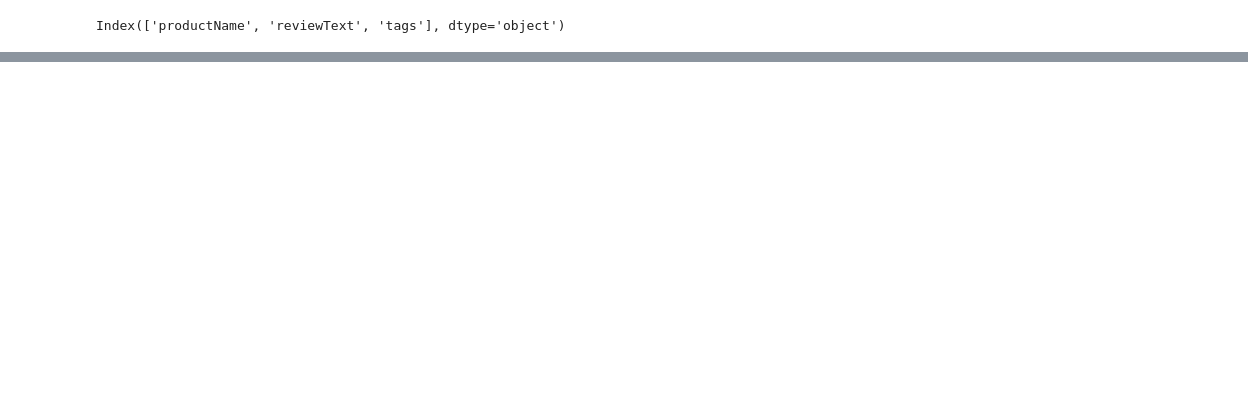
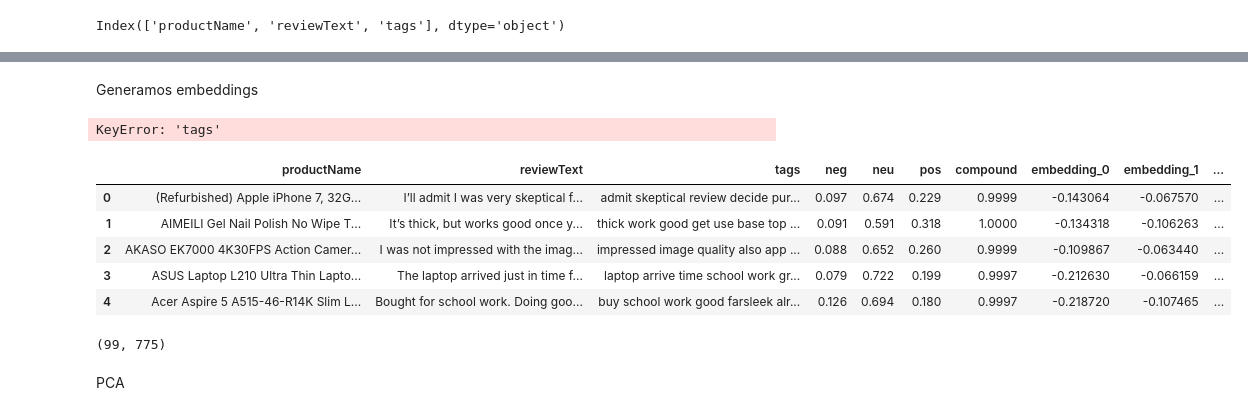
Before and after one commit to fdzvictor/lab2semana11, a Jupyter notebook: modulo09-leccion06-nlp-LAB.ipynb, the cells around one changed output, grey strips where cells are left out. Drawn from its saved outputs; the diff is of its cells as text; code cells hidden in the pictures; blank space fills up the shorter version.

```diff
--- a/modulo09-leccion06-nlp-LAB.ipynb
+++ b/modulo09-leccion06-nlp-LAB.ipynb
@@ -354,0 +392,38 @@ Passing `palette` without assigning `hue` is deprecated and will be removed in v
+# %% [markdown]
+Generamos embeddings
+# %%
+df2 = df_final.copy()
+# %%
+from transformers import AutoTokenizer, AutoModel
+tokenizer = AutoTokenizer.from_pretrained("bert-base-uncased")
+embedding_model = AutoModel.from_pretrained("bert-base-uncased")
+
+embeddings = []
+
+for text in df2["tags"]:
+    inputs = tokenizer(text,return_tensors = "pt", truncation = True, padding = True, max_length = 512)
+
+    with torch.no_grad():
+        outputs = embedding_model(**inputs)
+
+    embeddings.append(outputs.last_hidden_state.mean(dim = 1).squeeze().numpy())
+
+embeddings_df = pd.DataFrame(embeddings, columns=[f"embedding_{i}" for i in range (embeddings[0].shape[0])])
+df_embeddings = pd.concat([df2.reset_index(drop = True), embeddings_df], axis = 1)
+# %% [output]
+KeyError: 'tags'
+# %%
+df_embeddings.head()
+# %% [output]
+|  | productName | reviewText | tags | neg | neu | pos | compound | embedding_0 | embedding_1 | ... |
+| 0 | (Refurbished) Apple iPhone 7, 32G... | I’ll admit I was very skeptical f... | admit skeptical review decide pur... | 0.097 | 0.674 | 0.229 | 0.9999 | -0.143064 | -0.067570 | ... |
+| 1 | AIMEILI Gel Nail Polish No Wipe T... | It’s thick, but works good once y... | thick work good get use base top ... | 0.091 | 0.591 | 0.318 | 1.0000 | -0.134318 | -0.106263 | ... |
+| 2 | AKASO EK7000 4K30FPS Action Camer... | I was not impressed with the imag... | impressed image quality also app ... | 0.088 | 0.652 | 0.260 | 0.9999 | -0.109867 | -0.063440 | ... |
+| 3 | ASUS Laptop L210 Ultra Thin Lapto... | The laptop arrived just in time f... | laptop arrive time school work gr... | 0.079 | 0.722 | 0.199 | 0.9997 | -0.212630 | -0.066159 | ... |
+| 4 | Acer Aspire 5 A515-46-R14K Slim L... | Bought for school work. Doing goo... | buy school work good farsleek alr... | 0.126 | 0.694 | 0.180 | 0.9997 | -0.218720 | -0.107465 | ... |
+# %%
+df_embeddings.shape
+# %% [output]
+(99, 775)
+# %% [markdown]
+PCA
```
Also changed, not shown: parts of 33 cells of this notebook.
